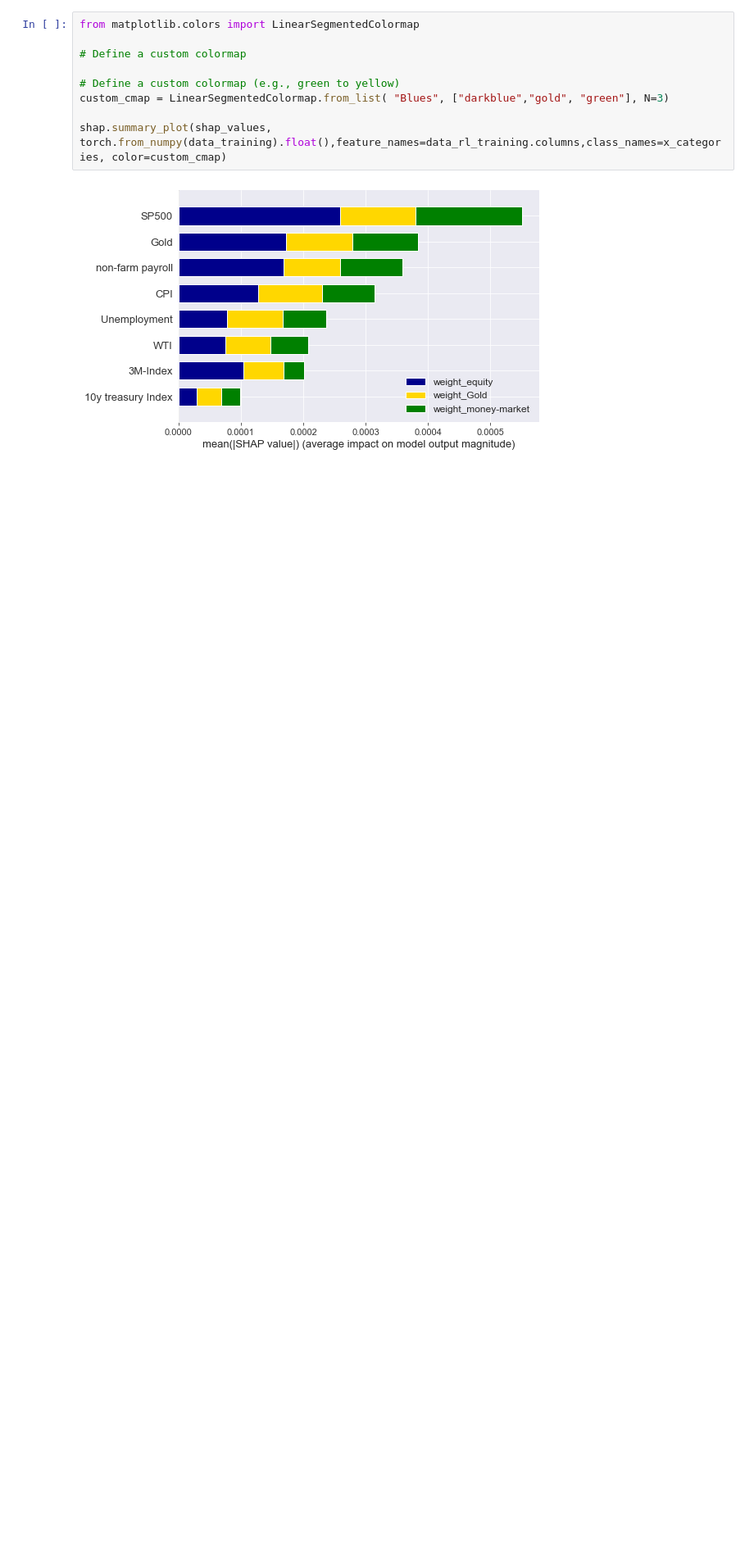
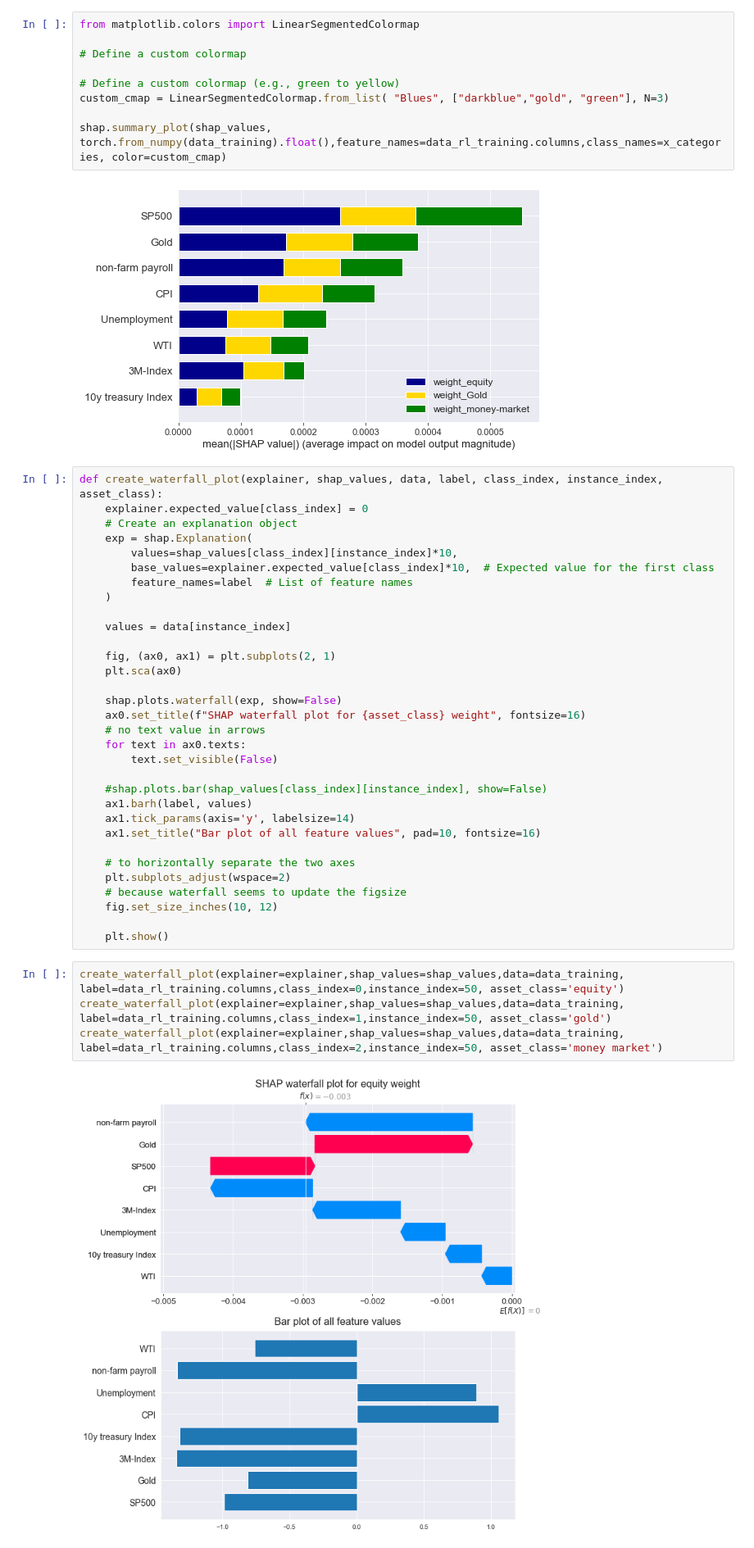
Before and after one commit to JohannesWinkler74/MSc_Thesis, a Jupyter notebook: DQN_target_network/DQN_target_network.ipynb, the cells around one changed output. Shown at 82% size. Drawn from its saved outputs; the diff is of its cells as text; blank space fills up the shorter version.

```diff
--- a/DQN_target_network/DQN_target_network.ipynb
+++ b/DQN_target_network/DQN_target_network.ipynb
@@ -525,3 +527,41 @@ custom_cmap = LinearSegmentedColormap.from_list( "Blues", ["darkblue","gold", "g
 shap.summary_plot(shap_values, torch.from_numpy(data_training).float(),feature_names=data_rl_training.columns,class_names=x_categories, color=custom_cmap)
 # %% [output]
 [figure]
+# %%
+def create_waterfall_plot(explainer, shap_values, data, label, class_index, instance_index, asset_class):
+    explainer.expected_value[class_index] = 0
+    # Create an explanation object
+    exp = shap.Explanation(
+        values=shap_values[class_index][instance_index]*10,
+        base_values=explainer.expected_value[class_index]*10,  # Expected value for the first class
+        feature_names=label  # List of feature names
+    )
+
+    values = data[instance_index]
+
+    fig, (ax0, ax1) = plt.subplots(2, 1)
+    plt.sca(ax0)
+
+    shap.plots.waterfall(exp, show=False)
+    ax0.set_title(f"SHAP waterfall plot for {asset_class} weight", fontsize=16)
+    # no text value in arrows
+    for text in ax0.texts:
+        text.set_visible(False)
+
+    #shap.plots.bar(shap_values[class_index][instance_index], show=False)
+    ax1.barh(label, values)
+    ax1.tick_params(axis='y', labelsize=14)
+    ax1.set_title("Bar plot of all feature values", pad=10, fontsize=16)
+
+    # to horizontally separate the two axes
+    plt.subplots_adjust(wspace=2)
+    # because waterfall seems to update the figsize
+    fig.set_size_inches(10, 12)
+
+    plt.show()
+# %%
+create_waterfall_plot(explainer=explainer,shap_values=shap_values,data=data_training, label=data_rl_training.columns,class_index=0,instance_index=50, asset_class='equity')
+create_waterfall_plot(explainer=explainer,shap_values=shap_values,data=data_training, label=data_rl_training.columns,class_index=1,instance_index=50, asset_class='gold')
+create_waterfall_plot(explainer=explainer,shap_values=shap_values,data=data_training, label=data_rl_training.columns,class_index=2,instance_index=50, asset_class='money market')
+# %% [output]
+[figure, added]
```
Also changed, not shown: parts of 8 cells of this notebook, 1 other file.
